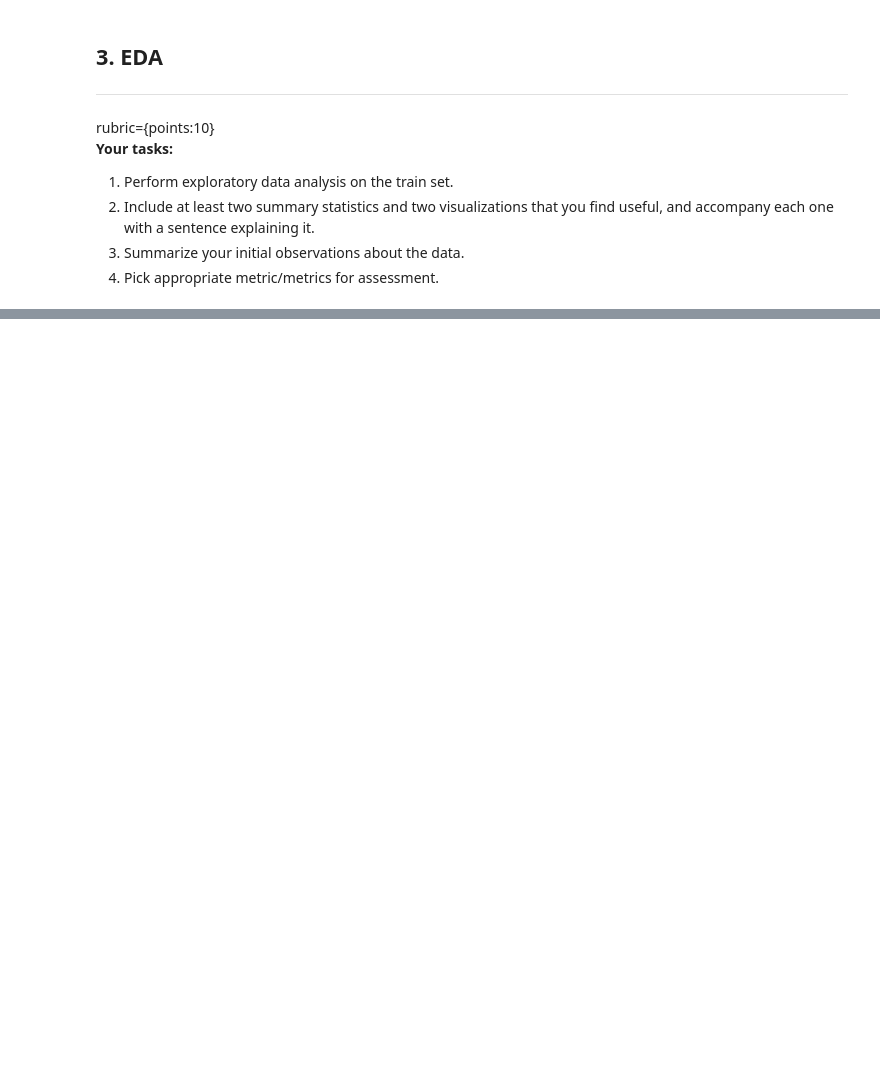
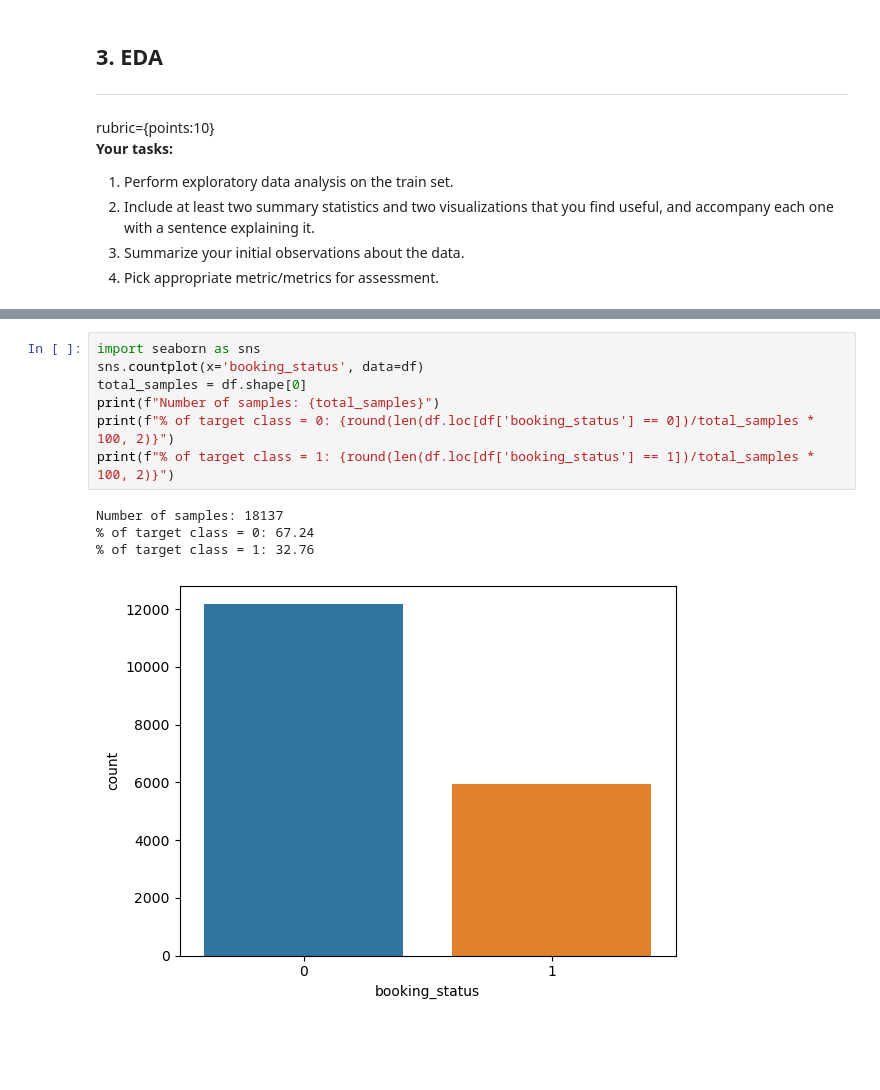
Before and after one commit to aaaka5h/Res-Cancellation-Model, a Jupyter notebook: hw6-starter.ipynb, the cells around one changed output, grey strips where cells are left out. Saved outputs shown, nothing was run; the diff lists cells and outputs as text; blank space fills up the shorter version.

```diff
--- a/hw6-starter.ipynb
+++ b/hw6-starter.ipynb
@@ -155,3 +208,15 @@ rubric={points:10}
+# %%
+import seaborn as sns
+sns.countplot(x='booking_status', data=df)
+total_samples = df.shape[0]
+print(f"Number of samples: {total_samples}")
+print(f"% of target class = 0: {round(len(df.loc[df['booking_status'] == 0])/total_samples * 100, 2)}")
+print(f"% of target class = 1: {round(len(df.loc[df['booking_status'] == 1])/total_samples * 100, 2)}")
+# %% [output]
+Number of samples: 18137
+% of target class = 0: 67.24
+% of target class = 1: 32.76
+[figure, added]
 # %% [markdown]
 <br><br>
 # %% [markdown]
```
Also changed, not shown: parts of 21 cells of this notebook.
